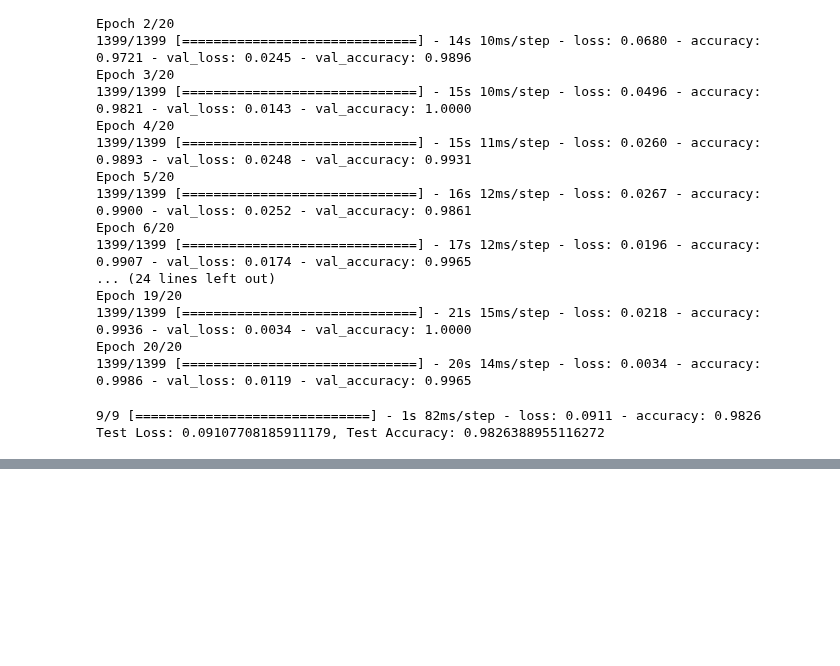
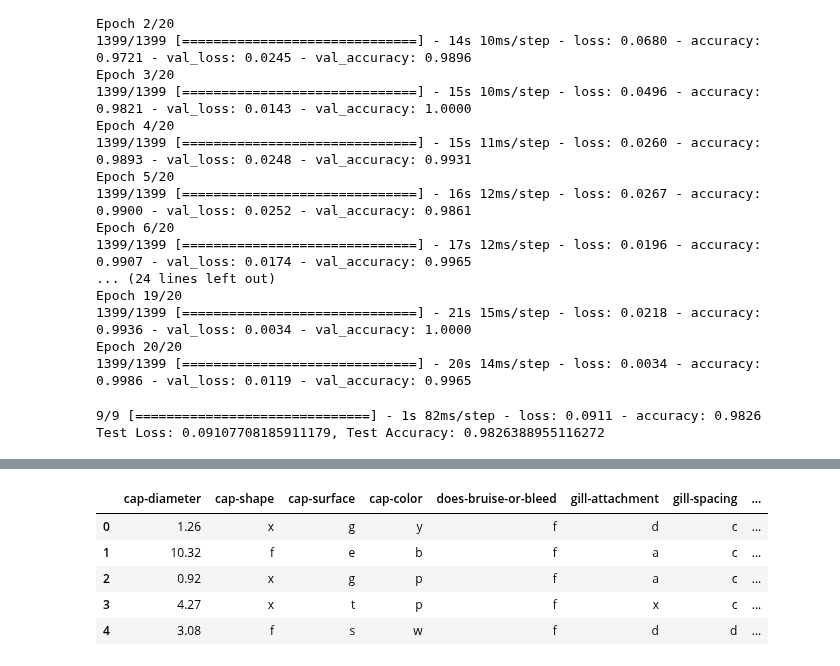
Before and after one commit to mbiernacka/Mushroom-classification, a Jupyter notebook: cross_entropy.ipynb, the cells around one changed output, grey strips where cells are left out. Saved outputs shown, nothing was run; the diff lists cells and outputs as text; code cells hidden in the pictures; blank space fills up the shorter version.

```diff
--- a/cross_entropy.ipynb
+++ b/cross_entropy.ipynb
@@ -268,0 +349,9 @@ Test Loss: 0.09107708185911179, Test Accuracy: 0.9826388955116272
+# %%
+X.head()
+# %% [output]
+|  | cap-diameter | cap-shape | cap-surface | cap-color | does-bruise-or-bleed | gill-attachment | gill-spacing | ... |
+| 0 | 1.26 | x | g | y | f | d | c | ... |
+| 1 | 10.32 | f | e | b | f | a | c | ... |
+| 2 | 0.92 | x | g | p | f | a | c | ... |
+| 3 | 4.27 | x | t | p | f | x | c | ... |
+| 4 | 3.08 | f | s | w | f | d | d | ... |
```
Also changed, not shown: parts of 16 cells of this notebook.
